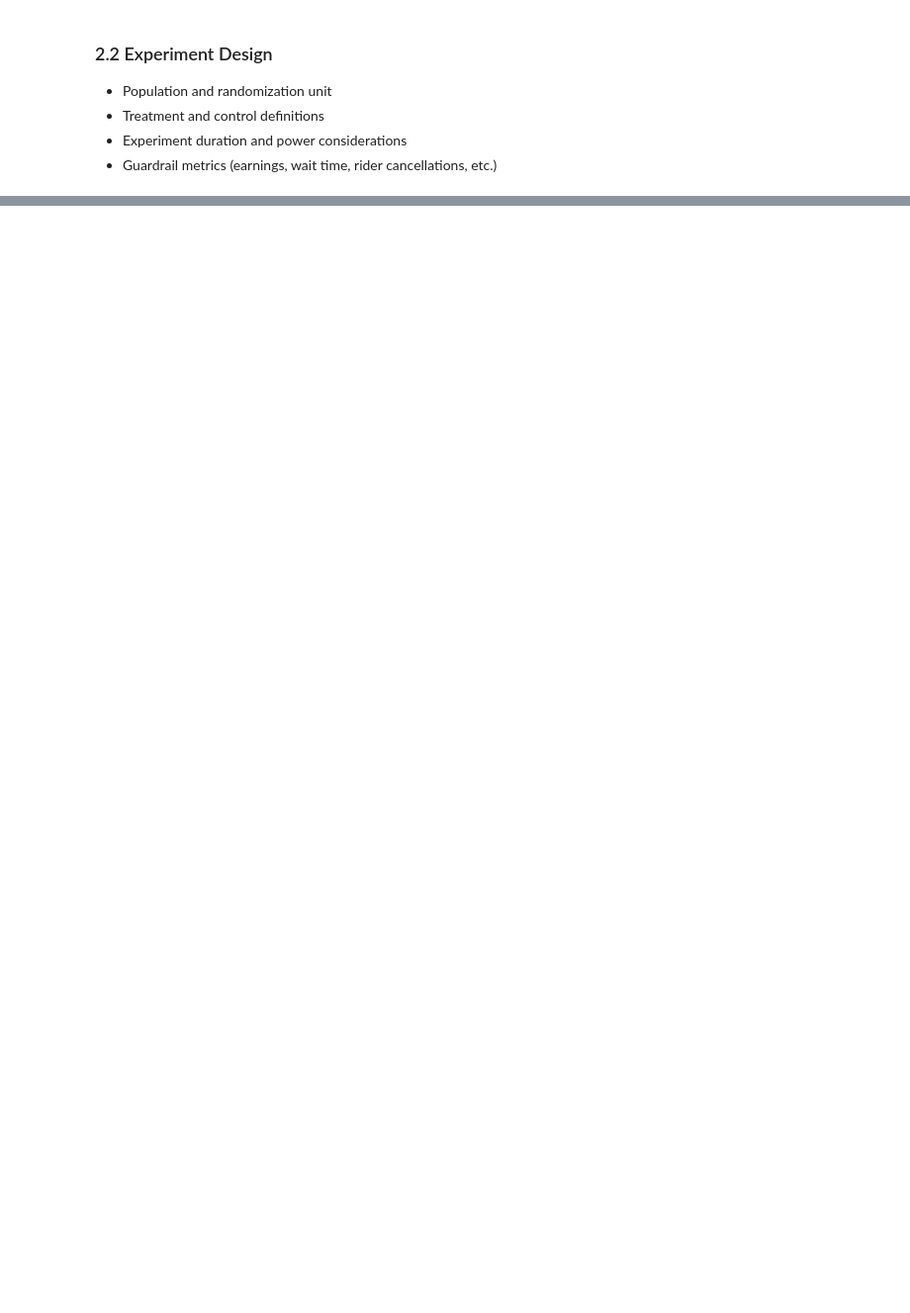
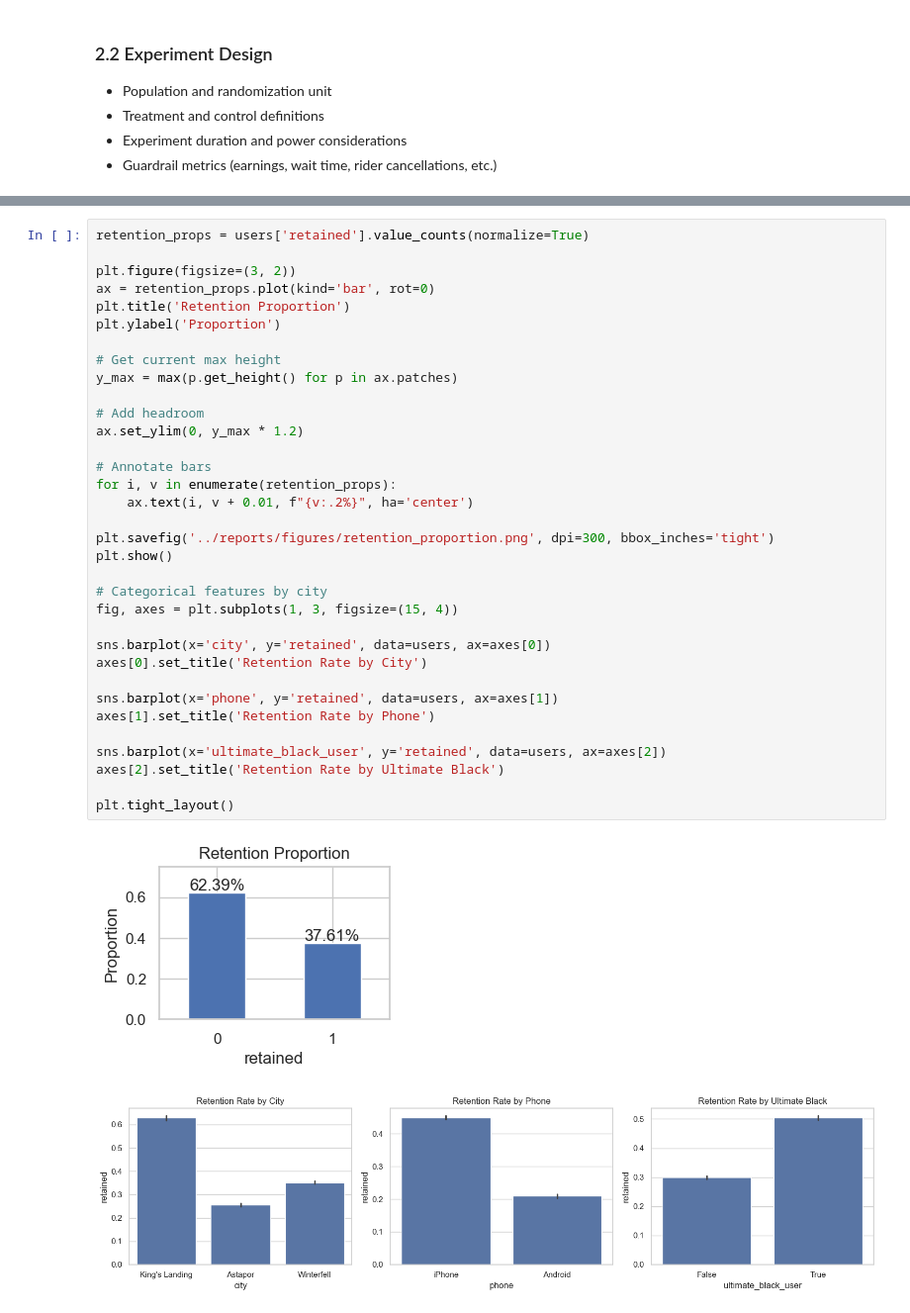
Before and after one commit to amschiltz/ultimate_tech_challenge, a Jupyter notebook: notebooks/ultimate_challenge.ipynb, the cells around one changed output, grey strips where cells are left out. Shown at 99% size. Cells and saved outputs as stored; diff of their text form; blank space fills up the shorter version.

```diff
--- a/notebooks/ultimate_challenge.ipynb
+++ b/notebooks/ultimate_challenge.ipynb
@@ -291,0 +397,37 @@ np.float64(0.37608)
+# %%
+retention_props = users['retained'].value_counts(normalize=True)
+
+plt.figure(figsize=(3, 2))
+ax = retention_props.plot(kind='bar', rot=0)
+plt.title('Retention Proportion')
+plt.ylabel('Proportion')
+
+# Get current max height
+y_max = max(p.get_height() for p in ax.patches)
+
+# Add headroom
+ax.set_ylim(0, y_max * 1.2)
+
+# Annotate bars
+for i, v in enumerate(retention_props):
+    ax.text(i, v + 0.01, f"{v:.2%}", ha='center')
+
+plt.savefig('../reports/figures/retention_proportion.png', dpi=300, bbox_inches='tight')
+plt.show()
+
+# Categorical features by city
+fig, axes = plt.subplots(1, 3, figsize=(15, 4))
+
+sns.barplot(x='city', y='retained', data=users, ax=axes[0])
+axes[0].set_title('Retention Rate by City')
+
+sns.barplot(x='phone', y='retained', data=users, ax=axes[1])
+axes[1].set_title('Retention Rate by Phone')
+
+sns.barplot(x='ultimate_black_user', y='retained', data=users, ax=axes[2])
+axes[2].set_title('Retention Rate by Ultimate Black')
+
+plt.tight_layout()
+# %% [output]
+[figure, added]
+[figure, added]
```
Also changed, not shown: parts of 23 cells of this notebook, 4 other files.
